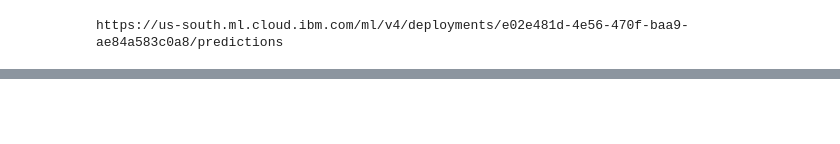
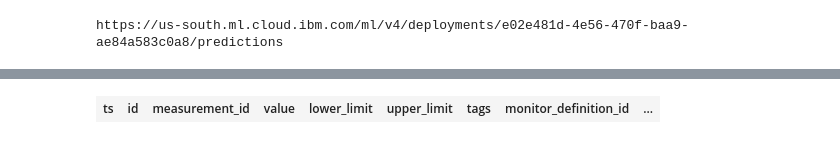
Before and after one commit to mlops-guide/dvc-gitactions, a Jupyter notebook: notebooks/openscale.ipynb, the cells around one changed output, grey strips where cells are left out. Saved outputs shown, nothing was run; the diff lists cells and outputs as text; code cells hidden in the pictures; blank space fills up the shorter version.

```diff
--- a/notebooks/openscale.ipynb
+++ b/notebooks/openscale.ipynb
@@ -234,0 +411,3 @@ Status code: 400, body: {"errors":[{"code":"AIQPO0009E","message":"There is no c
+# %%
+wos_client.monitor_instances.show_metrics(monitor_instance_id='5ddff093-25fa-44f8-abae-fd29659fd0d0')
+# %% [output]
@@ -234,0 +415 @@ Status code: 400, body: {"errors":[{"code":"AIQPO0009E","message":"There is no c
+| ts | id | measurement_id | value | lower_limit | upper_limit | tags | monitor_definition_id | ... |
```
Also changed, not shown: parts of 19 cells of this notebook, 2 other files.
